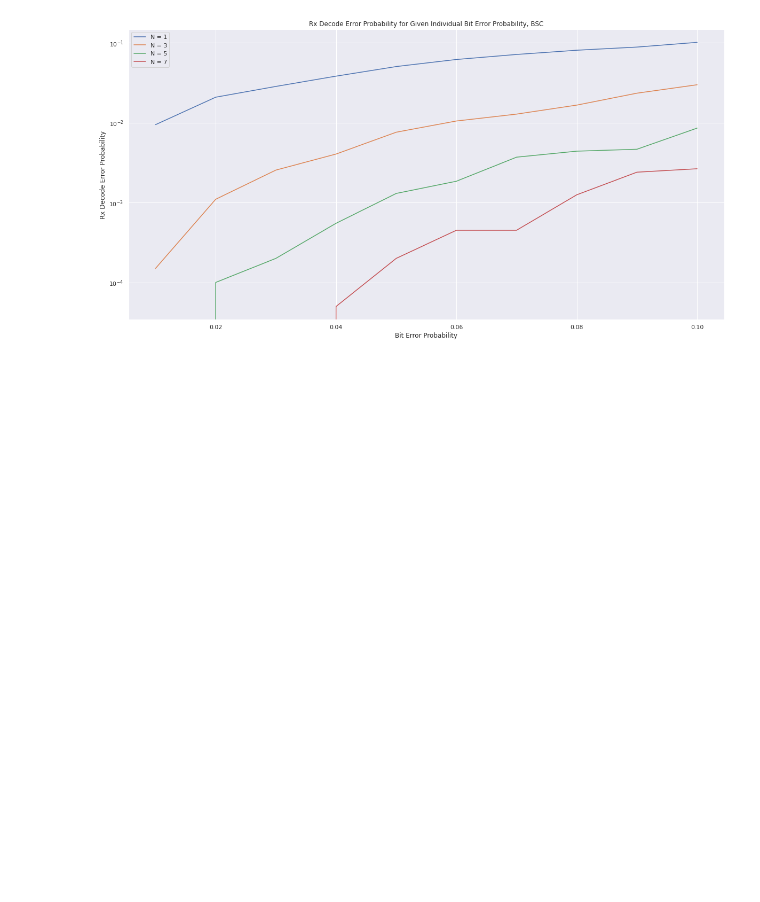
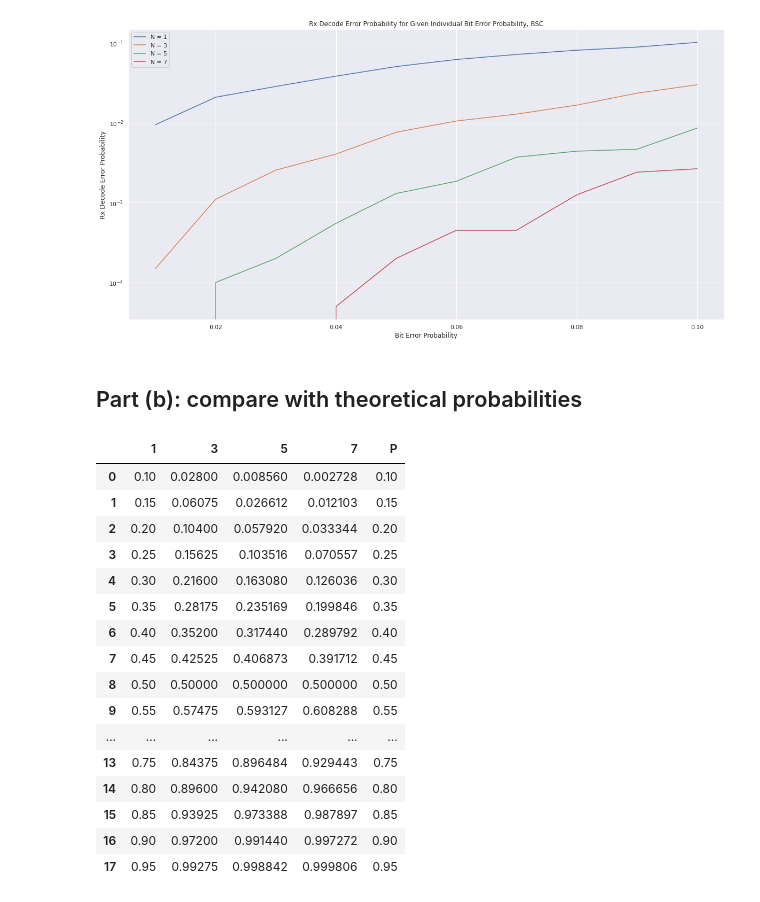
Before and after one commit to krauthammera/ee131a_finalproj, a Jupyter notebook: Problem2.ipynb, the cells around one changed output. Drawn from its saved outputs; the diff is of its cells as text; code cells hidden in the pictures; blank space fills up the shorter version.

```diff
--- a/Problem2.ipynb
+++ b/Problem2.ipynb
@@ -172,3 +175,5 @@ plt.legend()
 # %% [output]
 <matplotlib.legend.Legend at 0x...>
 [figure]
+# %% [markdown]
+## Part (b): compare with theoretical probabilities
@@ -174,0 +205,22 @@ plt.legend()
+# %%
+theoretical_df = pd.DataFrame(experiment)
+theoretical_df["P"] = p_errs_2
+theoretical_df
+# %% [output]
+|  | 1 | 3 | 5 | 7 | P |
+| 0 | 0.10 | 0.02800 | 0.008560 | 0.002728 | 0.10 |
+| 1 | 0.15 | 0.06075 | 0.026612 | 0.012103 | 0.15 |
+| 2 | 0.20 | 0.10400 | 0.057920 | 0.033344 | 0.20 |
+| 3 | 0.25 | 0.15625 | 0.103516 | 0.070557 | 0.25 |
+| 4 | 0.30 | 0.21600 | 0.163080 | 0.126036 | 0.30 |
+| 5 | 0.35 | 0.28175 | 0.235169 | 0.199846 | 0.35 |
+| 6 | 0.40 | 0.35200 | 0.317440 | 0.289792 | 0.40 |
+| 7 | 0.45 | 0.42525 | 0.406873 | 0.391712 | 0.45 |
+| 8 | 0.50 | 0.50000 | 0.500000 | 0.500000 | 0.50 |
+| 9 | 0.55 | 0.57475 | 0.593127 | 0.608288 | 0.55 |
+| ... | ... | ... | ... | ... | ... |
+| 13 | 0.75 | 0.84375 | 0.896484 | 0.929443 | 0.75 |
+| 14 | 0.80 | 0.89600 | 0.942080 | 0.966656 | 0.80 |
+| 15 | 0.85 | 0.93925 | 0.973388 | 0.987897 | 0.85 |
+| 16 | 0.90 | 0.97200 | 0.991440 | 0.997272 | 0.90 |
+| 17 | 0.95 | 0.99275 | 0.998842 | 0.999806 | 0.95 |
```
Also changed, not shown: parts of 6 cells of this notebook.
